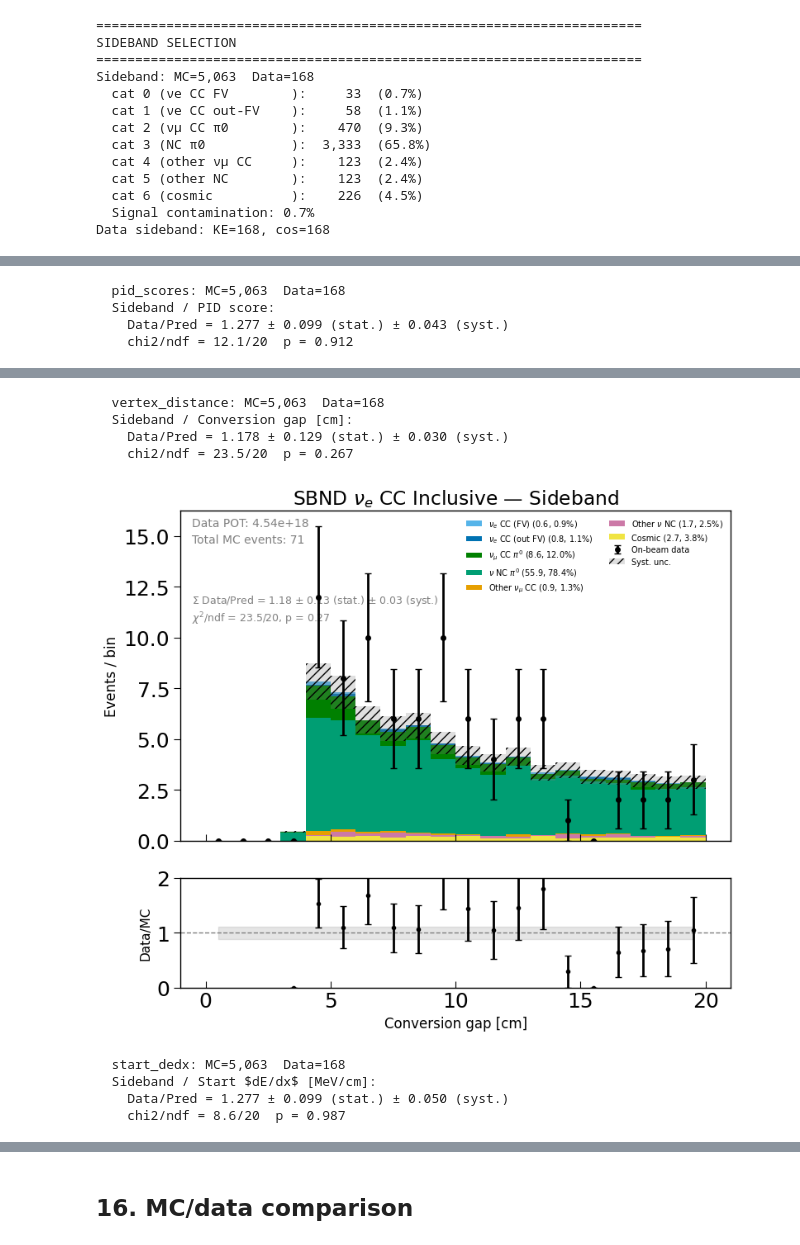
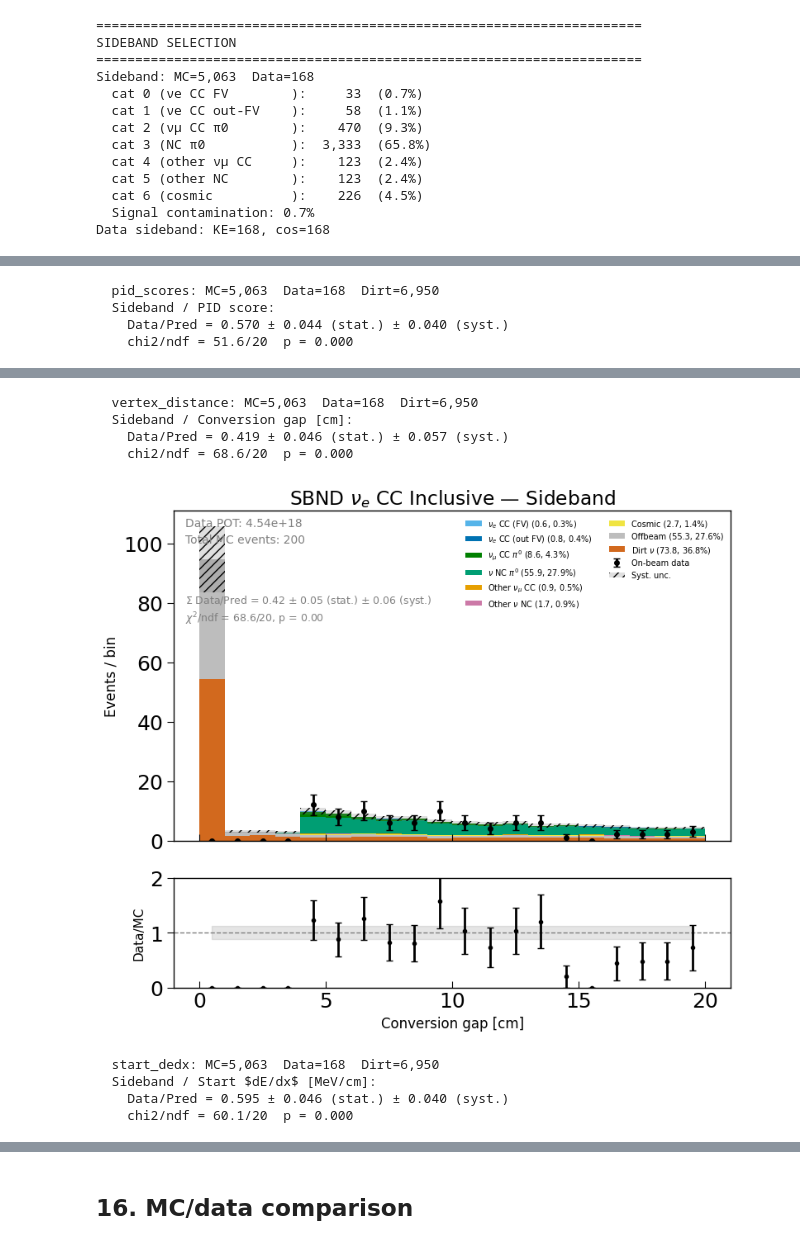
Before and after one commit to castalyfan1012/cafpyana, a Jupyter notebook: analysis_village/nueCC/nue_syst.ipynb, the cells around one changed output, grey strips where cells are left out. Cells and saved outputs as stored; diff of their text form; code cells hidden in the pictures.

```diff
--- a/analysis_village/nueCC/nue_syst.ipynb
+++ b/analysis_village/nueCC/nue_syst.ipynb
@@ -2164,6 +2002,8 @@ for vcfg in VAR_CFGS:
         mc_weight=pot_scale,
         offbeam_vals=OFFBEAM_RECO.get(vcfg.name, np.array([])),
         ob_weight=offbeam_scale,
+        dirt_vals=LOWE_RECO_TOPO.get(vcfg.name, np.array([])),
+        dirt_weight=lowE_pot_scale_to_data,
         extra_mask=_extra_mask)
 
     total_disp = _total_hist(series_list, weights_list, disp_bins)
@@ -2381,6 +2233,8 @@ STAGE 1: Vertex (after FV cut)
 # %%
 # ── Cell C: Multiplicity (FV stage) ──────────────────────────────────────────
 print("\n" + "="*70 + "\nSTAGE 2: Multiplicity (after FV cut)\n" + "="*70)
+
+LOWE_MULT = {}
 
 def _count_parts(evtdf, idx, il, ptype):
     rp      = nh.reco_particles(evtdf)._df
@@ -2388,6 +2242,15 @@ def _count_parts(evtdf, idx, il, ptype):
     parts   = rp[rp.index.droplevel(-1).isin(idx)]
     mask    = parts[pid_col].isin([0,1] if ptype == 'shower' else [2,3,4])
     return mask.groupby(level=il).sum().reindex(idx, fill_value=0)
+
+for pt in ['shower','track']:
+    LOWE_MULT[pt] = _count_parts(
+        lowE_evtdf,
+        lowE_cut_flow['fiducial']['inter_index'],
+        lowE_il,
+        pt
+    ).values
+
 
 bm = np.arange(-0.5, 10.5, 1)
 for pt, xl in [('shower', 'N showers'), ('track', 'N tracks')]:
@@ -2400,6 +2263,8 @@ for pt, xl in [('shower', 'N showers'), ('track', 'N tracks')]:
         frac_unc_per_bin=interp_frac_unc(bm),
         offbeam_vals=OFFBEAM_MULT.get(pt, np.array([])),
         offbeam_weight=offbeam_scale,
+        dirt_vals=LOWE_MULT.get(pt, np.array([])),
+        dirt_weight=lowE_pot_scale_to_data,
         savefig_fn=savefig, filename=f'mult_{pt}_fv')
 # %% [output]
 ======================================================================
@@ -2487,8 +2370,10 @@ for vn, xl, bins, proxy in KINE_VARS:
         stage_name='Final selection',
         pot_scale_data=pot_scale_to_data, data_pot=data_total_pot,
         frac_unc_per_bin=interp_frac_unc(bins, proxy),
-        offbeam_vals=OFFBEAM_RECO.get(vn, np.array([])),
+        offbeam_vals=OFFBEAM_RECO.get(vn,np.array([])),
         offbeam_weight=offbeam_scale,
+        dirt_vals=LOWE_RECO_FINAL.get(vn,np.array([])),
+        dirt_weight=lowE_pot_scale_to_data,
         savefig_fn=savefig, filename=f'unblind_{vn}_final')
 # %% [output]
 ======================================================================
@@ -2594,6 +2480,7 @@ Sideband: MC=5,063  Data=168
   Signal contamination: 0.7%
 Data sideband: KE=168, cos=168
 # %%
+# ══════════════════════════════════════════════════════════════════════════════
 # CELLS G-H: Sideband plots + chi2 summary
 # ══════════════════════════════════════════════════════════════════════════════
 print("\n" + "="*70 + "\nSIDEBAND PLOTS\n" + "="*70)
@@ -2606,8 +2493,10 @@ for vn, xl, bins, proxy in KINE_VARS:
         stage_name='Sideband (photon-enriched)',
         pot_scale_data=pot_scale_to_data, data_pot=data_total_pot,
         frac_unc_per_bin=interp_frac_unc(bins, proxy),
-        offbeam_vals=OFFBEAM_RECO.get(vn, np.array([])),
+        offbeam_vals=OFFBEAM_RECO.get(vn,np.array([])),
         offbeam_weight=offbeam_scale,
+        dirt_vals=LOWE_RECO_TOPO.get(vn,np.array([])),
+        dirt_weight=lowE_pot_scale_to_data,
         savefig_fn=savefig, filename=f'sideband_{vn}', save_subdir='sideband')
 
 SB_SHOWER = [
@@ -2616,19 +2505,39 @@ SB_SHOWER = [
     (('vertex_distance',''),  'Conversion gap [cm]',  np.linspace(0,20,21)),
     (('start_dedx',''),       r'Start $dE/dx$ [MeV/cm]', np.linspace(0,10,21)),
 ]
+
 print("\nSideband shower variables:")
 for col_key, xl, bins in SB_SHOWER:
     mc_v  = nh._get_leading_electron_var(mc_evtdf_ub, col_key, MC_SB_IDX, mc_il)
     dat_v = nh._get_leading_electron_var(data_evtdf_patched, col_key, DATA_SB_IDX, data_il_ub)
-    vn = col_key[0]; nm, nd = mc_v.notna().sum(), dat_v.notna().sum()
-    print(f"  {vn}: MC={nm:,}  Data={nd:,}")
-    if nm==0: print("    Not found"); continue
+    dirt_v = nh._get_leading_electron_var(lowE_evtdf, col_key, lowE_topo_idx, lowE_il)
+
+    vn = col_key[0]
+    nm, nd, nlow = mc_v.notna().sum(), dat_v.notna().sum(), dirt_v.notna().sum()
+
+    print(f"  {vn}: MC={nm:,}  Data={nd:,}  Dirt={nlow:,}")
+
+    if nm == 0:
+        print("    Not found")
+        continue
+
     nh.plot_unblinding_var(
-        mc_vals=mc_v, data_vals=dat_v.dropna().values if nd>0 else np.array([]),
-        truth_cat=truth_cat_sb, bins=bins, xlabel=xl, stage_name='Sideband',
-        pot_scale_data=pot_scale_to_data, data_pot=data_total_pot,
+        mc_vals=mc_v,
+        data_vals=dat_v.dropna().values if nd>0 else np.array([]),
+        truth_cat=truth_cat_sb,
+        bins=bins,
+        xlabel=xl,
+        stage_name='Sideband',
+        pot_scale_data=pot_scale_to_data,
+        data_pot=data_total_pot,
         frac_unc_per_bin=interp_frac_unc(bins),
-        savefig_fn=savefig, filename=f'sideband_{vn}', save_subdir='sideband')
+        offbeam_vals=OFFBEAM_SHOWER_VARS.get(vn,np.array([])),
+        offbeam_weight=offbeam_scale,
+        dirt_vals=dirt_v.dropna().values if nlow>0 else np.array([]),
+        dirt_weight=lowE_pot_scale_to_data,
+        savefig_fn=savefig,
+        filename=f'sideband_{vn}',
+        save_subdir='sideband')
 # %% [output]
 ======================================================================
 SIDEBAND PLOTS
@@ -2650,4 +2559,4 @@ Sideband shower variables:
-  pid_scores: MC=5,063  Data=168
+  pid_scores: MC=5,063  Data=168  Dirt=6,950
   Sideband / PID score:
-    Data/Pred = 1.277 ± 0.099 (stat.) ± 0.043 (syst.)
-    chi2/ndf = 12.1/20  p = 0.912
+    Data/Pred = 0.570 ± 0.044 (stat.) ± 0.040 (syst.)
+    chi2/ndf = 51.6/20  p = 0.000
@@ -2655,9 +2564,9 @@ Sideband shower variables:
-  vertex_distance: MC=5,063  Data=168
+  vertex_distance: MC=5,063  Data=168  Dirt=6,950
   Sideband / Conversion gap [cm]:
-    Data/Pred = 1.178 ± 0.129 (stat.) ± 0.030 (syst.)
-    chi2/ndf = 23.5/20  p = 0.267
+    Data/Pred = 0.419 ± 0.046 (stat.) ± 0.057 (syst.)
+    chi2/ndf = 68.6/20  p = 0.000
-[figure, old version]
+[figure, new version]
-  start_dedx: MC=5,063  Data=168
+  start_dedx: MC=5,063  Data=168  Dirt=6,950
   Sideband / Start $dE/dx$ [MeV/cm]:
-    Data/Pred = 1.277 ± 0.099 (stat.) ± 0.050 (syst.)
-    chi2/ndf = 8.6/20  p = 0.987
+    Data/Pred = 0.595 ± 0.046 (stat.) ± 0.040 (syst.)
+    chi2/ndf = 60.1/20  p = 0.000
```
Also changed, not shown: parts of 55 cells of this notebook, 12 other files.
